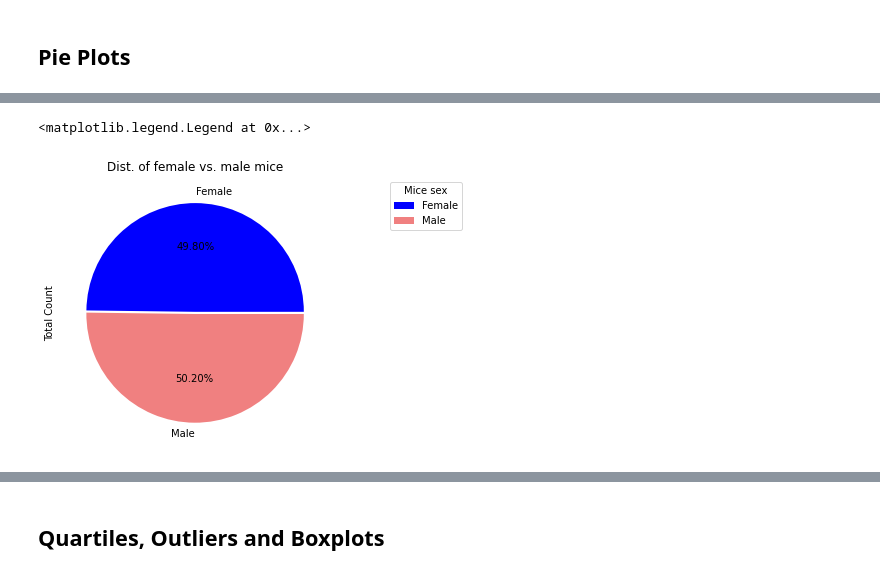
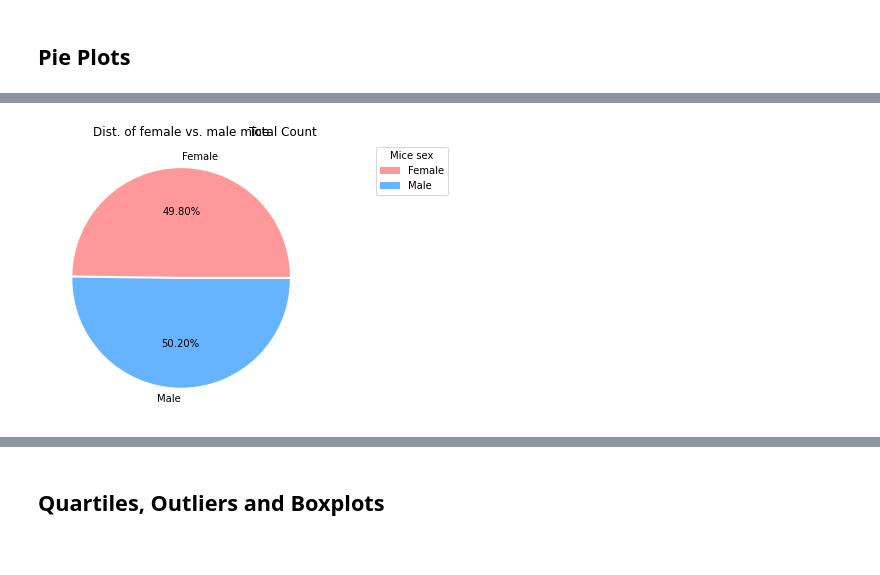
Before and after one commit to p4rc1v4l/matplotlib-challenge, a Jupyter notebook: pymaceuticals/pymaceuticals_starter.ipynb, the cells around one changed output, grey strips where cells are left out. Saved outputs shown, nothing was run; the diff lists cells and outputs as text; code cells hidden in the pictures.

```diff
--- a/pymaceuticals/pymaceuticals_starter.ipynb
+++ b/pymaceuticals/pymaceuticals_starter.ipynb
@@ -278,24 +237,27 @@ mouse_by_sex_df = pd.DataFrame(data=mouse_by_sex_dict)
 # %%
-# Generate a pie plot showing the distribution of female versus male mice using pandas
+# Generate a pie plot showing the distribution of female versus male mice using pyplot
 
-ax = pie_axes = mouse_by_sex_df.plot(
-    kind = 'pie',
-    use_index = False,
-    y = 'Total Count',
-    figsize = (5, 5),
-    title = 'Dist. of female vs. male mice',
-    autopct = '%1.2f%%',
-    labels = mouse_by_sex_df['Sex'],
-    explode = (.01, .01),
-    colors = ['blue', 'lightcoral']
-)
+fig, ax = plt.subplots(figsize=(5, 5), subplot_kw = dict(aspect="equal"))
+
+colors = ['#ff9999','#66b3ff']
+
+wedges, texts, autotexts = ax.pie(mouse_by_sex_df['Total Count'], autopct = '%.2f%%',
+                                  textprops=dict(color="k"), labels=['Female', 'Male'],
+                                  explode = (.01, .01), colors=colors)
 
 ax.legend(
     mouse_by_sex_df['Sex'],
     title="Mice sex",
     loc="upper right",
     bbox_to_anchor=(1, 0, 0.5, 1)
 )
+
+ax.explode = (.01, .01),
+
+ax.set_title("Dist. of female vs. male mice")
+ax.set_title("Total Count", loc = "right")
+
+
+plt.show()
 # %% [output]
-<matplotlib.legend.Legend at 0x...>
-[figure, old version]
+[figure, new version]
```
Also changed, not shown: parts of 26 cells of this notebook.
